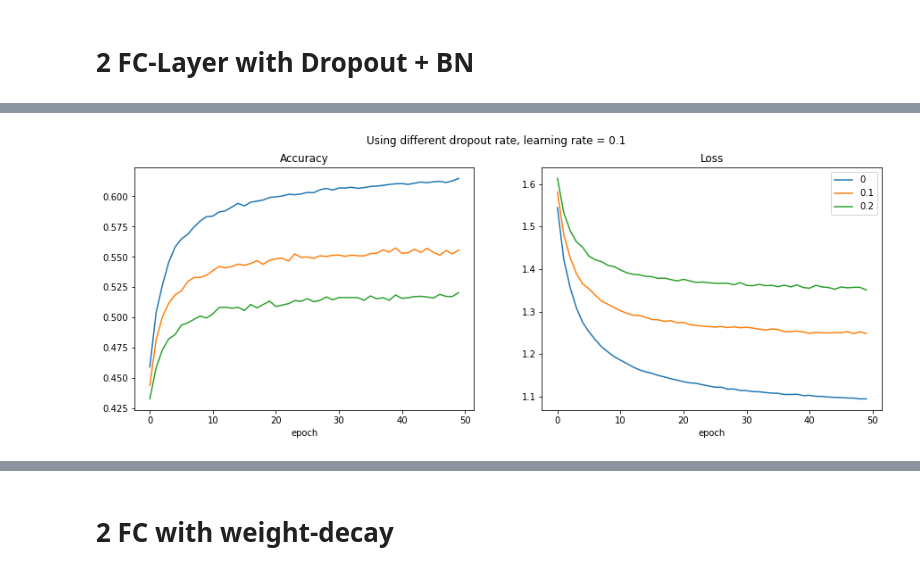
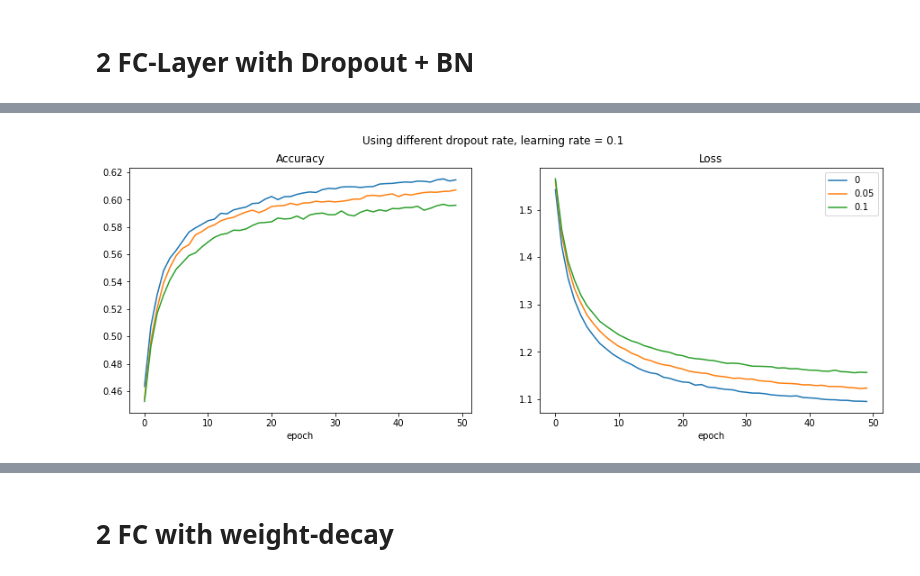
Before and after one commit to jhnliu/comp5349, a Jupyter notebook: nathan.ipynb, the cells around one changed output, grey strips where cells are left out. Drawn from its saved outputs; the diff is of its cells as text; code cells hidden in the pictures.

Commit message:
Update nathan.ipynb
Fixed dropout on inferencing whole train and test dataset. Tested tanh activation in a 2 layer model, result are bad.

```diff
--- a/nathan.ipynb
+++ b/nathan.ipynb
@@ -1372,9 +1369,6 @@ def experiment(epochs, batch_size, learning_rate, dropout_rate, all_acc, all_los
     dropout1 = Dropout(dropout_rate)
 
     dense2 = dense(64,10, w_regularizer_l2 = 0,b_regularizer_l2 = 0)
-    activation2 = ReLu()
-    dropout2 = Dropout(dropout_rate)
-
 
     loss_activation = softmax_crossentropy_loss()
     optimizer = Optimizer_SGD(learning_rate, momentum=False)
@@ -1433,15 +1427,11 @@ def experiment(epochs, batch_size, learning_rate, dropout_rate, all_acc, all_los
 
         # Make a forward pass using the training set and calculate the accuracy and loss
 
-        # Block 1 with (Dense, Relu, Dropout)
+        # Block 1 with (Dense, Relu)
         dense1.forward(X_train)
-        # batch_norm1.forward(dense1.output)
         activation1.forward(dense1.output)
-        dropout1.forward(activation1.output)
 
         dense2.forward(activation1.output)
-        # activation2.forward(dense2.output)
-        # dropout2.forward(activation2.output)
 
         val_loss = loss_activation.forward(dense2.output, y_train)
 
@@ -1459,13 +1449,9 @@ def experiment(epochs, batch_size, learning_rate, dropout_rate, all_acc, all_los
 
     # Evaluate on the test set
     dense1.forward(X_test)
-    # batch_norm1.forward(dense1.output)
     activation1.forward(dense1.output)
-    dropout1.forward(activation1.output)
 
-    dense2.forward(dropout1.output)
-    # activation2.forward(dense2.output)
-    # dropout2.backward(activation2.output)
+    dense2.forward(activation1.output)
 
     loss = loss_activation.forward(dense2.output, y_test)
     prediction = np.argmax(loss_activation.output, axis=1)
@@ -1489,7 +1475,7 @@ def experiment(epochs, batch_size, learning_rate, dropout_rate, all_acc, all_los
 epochs = 50
 batch_size = 128
 learning_rate = 0.1
-dropout_rate = [0,0.1,0.2,0.3,0.4]
+dropout_rate = [0,0.05,0.1,0.15,0.2]
 
 all_acc = []
 all_loss = []
@@ -1518,7 +1504,7 @@ plt.legend()
 plt.show()
 
 
-test_name = ['2f_lr_01_dr_0','2f_lr_01_dr_01', '2f_lr_01_dr_02', '2f_lr_01_dr_03', '2f_lr_01_dr_04']
+test_name = ['2f_lr_01_dr_0','2f_lr_01_dr_005', '2f_lr_01_dr_01', '2f_lr_01_dr_015', '2f_lr_01_dr_02']
 
 acc_train_df, loss_train_df, acc_test_series, loss_test_series = \
     save_info_df(acc_train_df, loss_train_df, acc_test_series, loss_test_series, test_name, new=False)
@@ -1550,7 +1536,7 @@ Done training
 epochs = 50
 batch_size = 128
 learning_rate = 0.05
-dropout_rate = [0,0.1,0.2,0.3,0.4]
+dropout_rate = [0,0.05,0.1,0.15,0.2]
 
 all_acc = []
 all_loss = []
@@ -1861,9 +1847,9 @@ def experiment(epochs, batch_size, learning_rate, dropout_rate, all_acc, all_los
         dense1.forward(X_train)
         batch_norm1.forward(dense1.output)
         activation1.forward(batch_norm1.output)
-        dropout1.forward(activation1.output)
+        # dropout1.forward(activation1.output)
 
-        dense2.forward(dropout1.output)
+        dense2.forward(activation1.output)
         # activation2.forward(dense2.output)
         # dropout2.forward(activation2.output)
 
@@ -1885,9 +1871,9 @@ def experiment(epochs, batch_size, learning_rate, dropout_rate, all_acc, all_los
     dense1.forward(X_test)
     batch_norm1.forward(dense1.output)
     activation1.forward(batch_norm1.output)
-    dropout1.forward(activation1.output)
+    # dropout1.forward(activation1.output)
 
-    dense2.forward(dropout1.output)
+    dense2.forward(activation1.output)
     # activation2.forward(dense2.output)
     # dropout2.backward(activation2.output)
 
@@ -1913,7 +1899,7 @@ def experiment(epochs, batch_size, learning_rate, dropout_rate, all_acc, all_los
 epochs = 50
 batch_size = 128
 learning_rate = 0.1
-dropout_rate = [0,0.1,0.2]
+dropout_rate = [0, 0.05, 0.1]
 
 all_acc = []
 all_loss = []
@@ -1961,5 +1947,5 @@ acc:0.3661 |loss:2.0567
 Done training
-[figure, old version]
+[figure, new version]
 # %%
 #Set some of the paramaters for the training process
 ## epochs is set to be 500 or it looks like a mess
```
Also changed, not shown: parts of 18 cells of this notebook, 4 other files.
